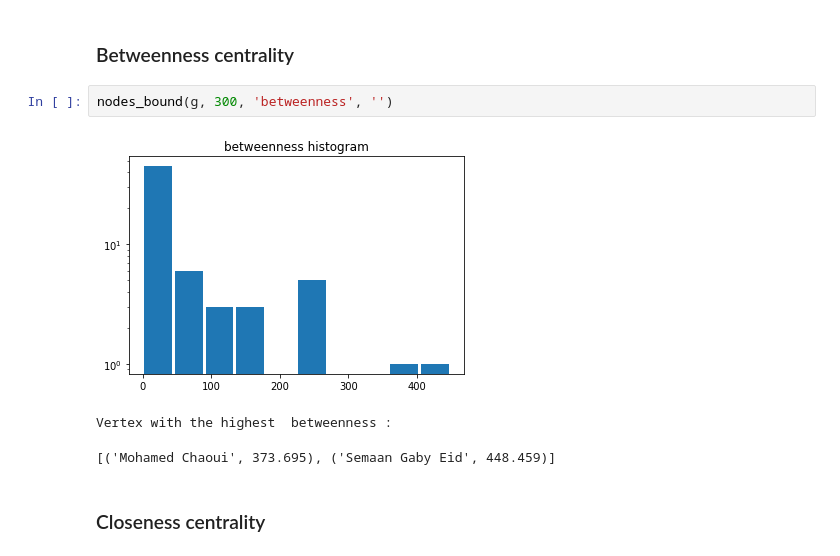
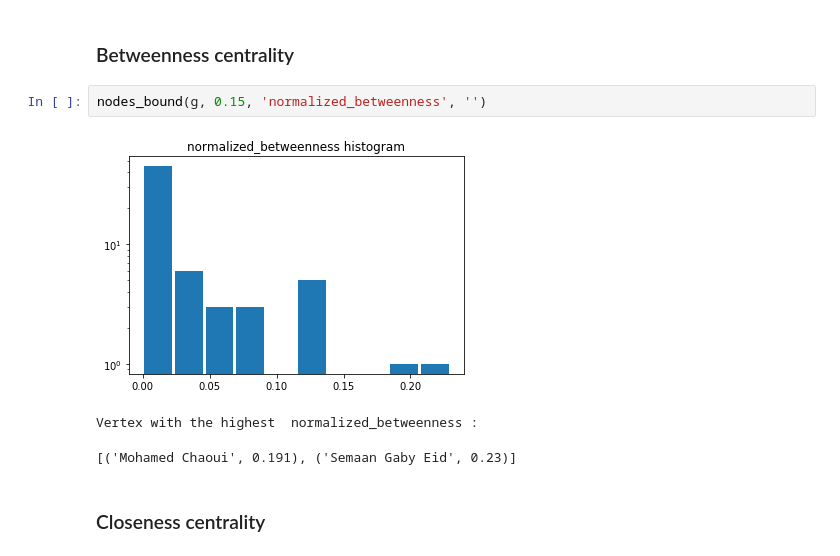
Before and after one commit to GiorgiaAuroraAdorni/MadridTrainBombingNetAnalytics, a Jupyter notebook: MadridTrainBombingNet.ipynb, the cells around one changed output. Saved outputs shown, nothing was run; the diff lists cells and outputs as text.

```diff
--- a/MadridTrainBombingNet.ipynb
+++ b/MadridTrainBombingNet.ipynb
@@ -163,12 +172,12 @@ Vertex with the highest  degree :
 [('Mohamed Chaoui', 54), ('Jamal Zougam', 58)]
 # %% [markdown]
 ### Betweenness centrality
-# %%
-nodes_bound(g, 300, 'betweenness', '')
-# %% [output]
-[figure, removed]
-Vertex with the highest  betweenness :
-[('Mohamed Chaoui', 373.695), ('Semaan Gaby Eid', 448.459)]
+# %%
+nodes_bound(g, 0.15, 'normalized_betweenness', '')
+# %% [output]
+[figure, added]
+Vertex with the highest  normalized_betweenness :
+[('Mohamed Chaoui', 0.191), ('Semaan Gaby Eid', 0.23)]
 # %% [markdown]
 ### Closeness centrality
 # %%
```
Also changed, not shown: parts of 13 cells of this notebook.
